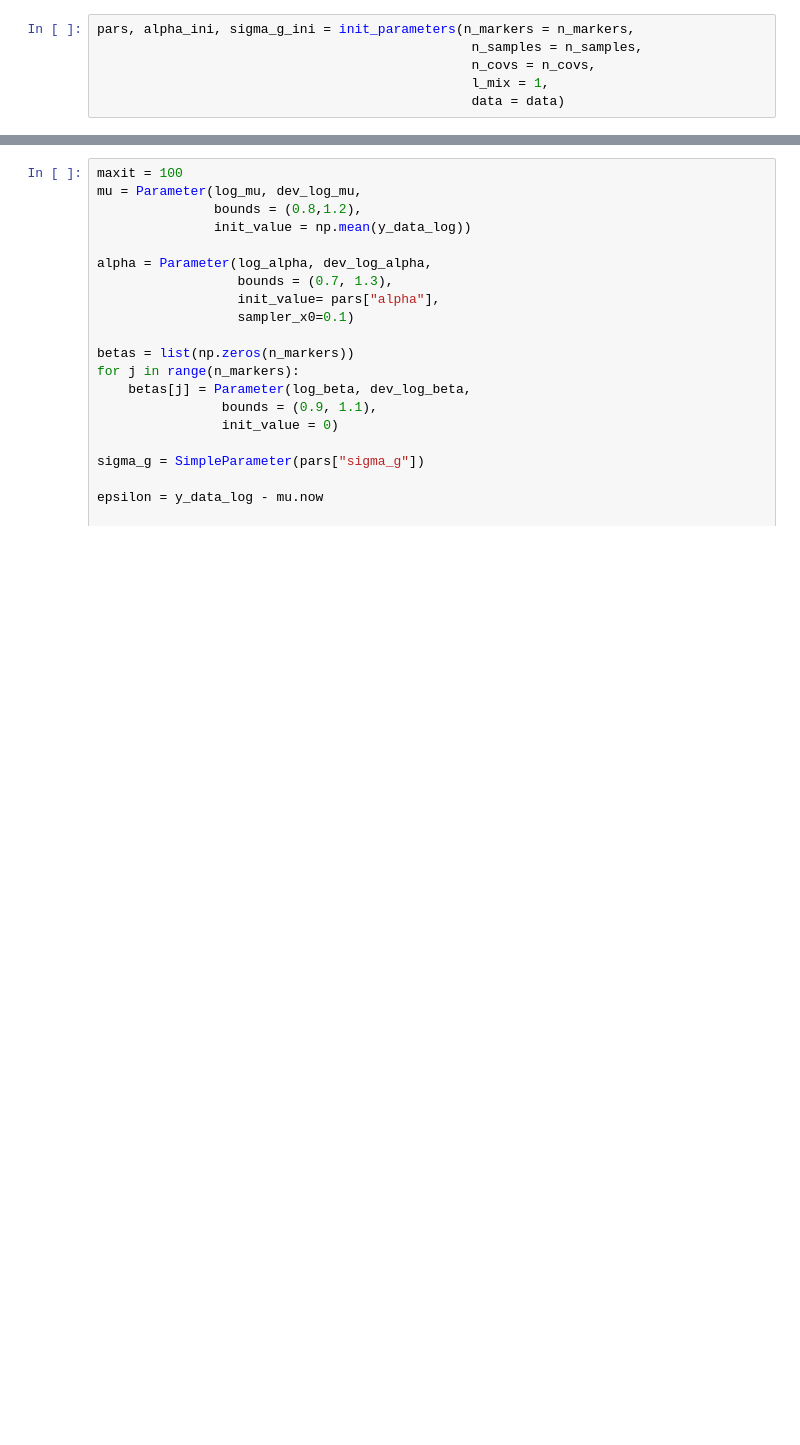
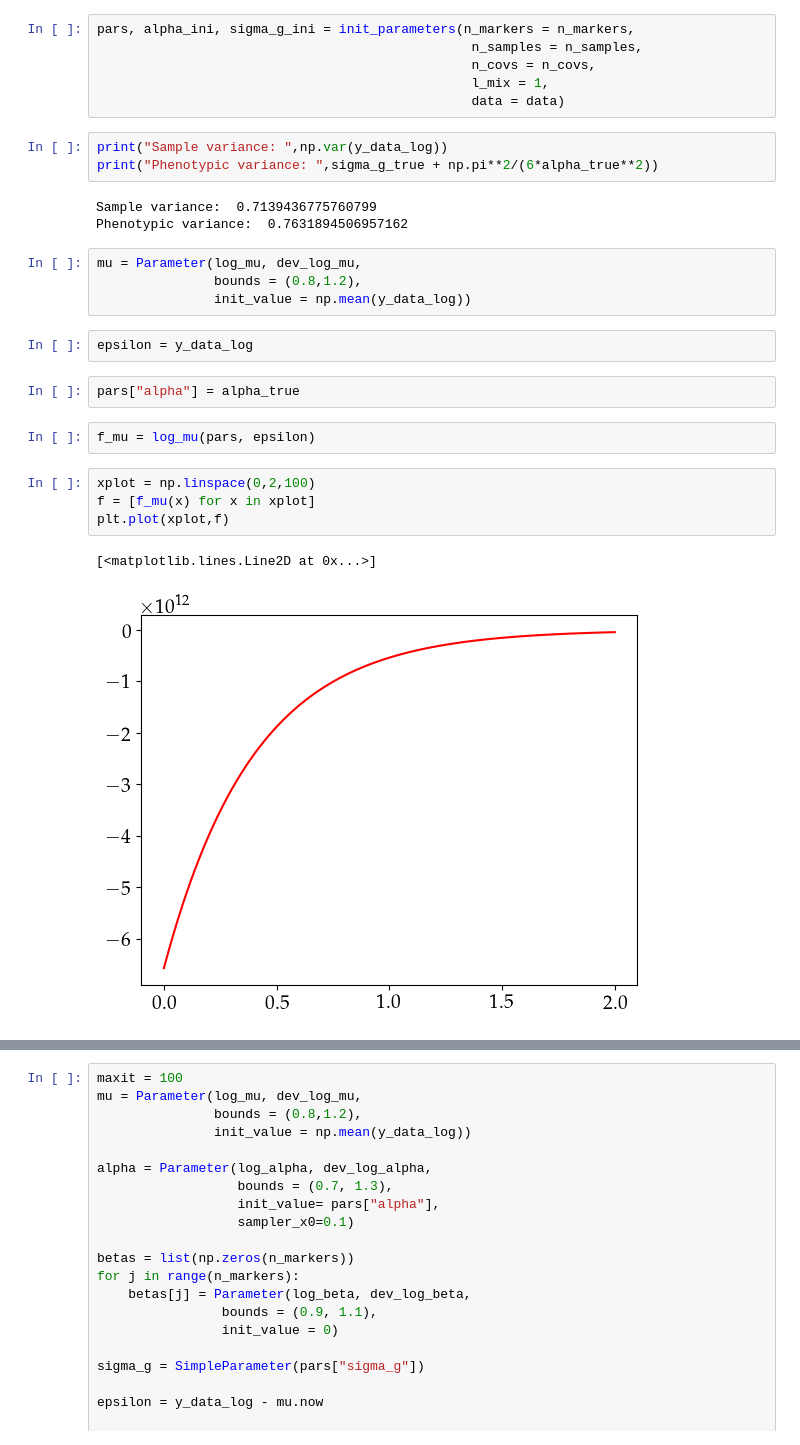
Before and after one commit to ariadnavillam/BayesW, a Jupyter notebook: tests_algorithm_1.ipynb, the cells around one changed output, grey strips where cells are left out. Drawn from its saved outputs; the diff is of its cells as text; blank space fills up the shorter version.

```diff
--- a/tests_algorithm_1.ipynb
+++ b/tests_algorithm_1.ipynb
@@ -44,6 +49,29 @@ pars, alpha_ini, sigma_g_ini = init_parameters(n_markers = n_markers,
                                                 n_covs = n_covs,
                                                 l_mix = 1,
                                                 data = data)
+# %%
+print("Sample variance: ",np.var(y_data_log))
+print("Phenotypic variance: ",sigma_g_true + np.pi**2/(6*alpha_true**2))
+# %% [output]
+Sample variance:  0.7139436775760799
+Phenotypic variance:  0.7631894506957162
+# %%
+mu = Parameter(log_mu, dev_log_mu,
+               bounds = (0.8,1.2),
+               init_value = np.mean(y_data_log))
+# %%
+epsilon = y_data_log
+# %%
+pars["alpha"] = alpha_true
+# %%
+f_mu = log_mu(pars, epsilon)
+# %%
+xplot = np.linspace(0,2,100)
+f = [f_mu(x) for x in xplot]
+plt.plot(xplot,f)
+# %% [output]
+[<matplotlib.lines.Line2D at 0x...>]
+[figure, added]
 # %%
 maxit = 100
 mu = Parameter(log_mu, dev_log_mu,
```
Also changed, not shown: parts of 5 cells of this notebook, 2 other files.
